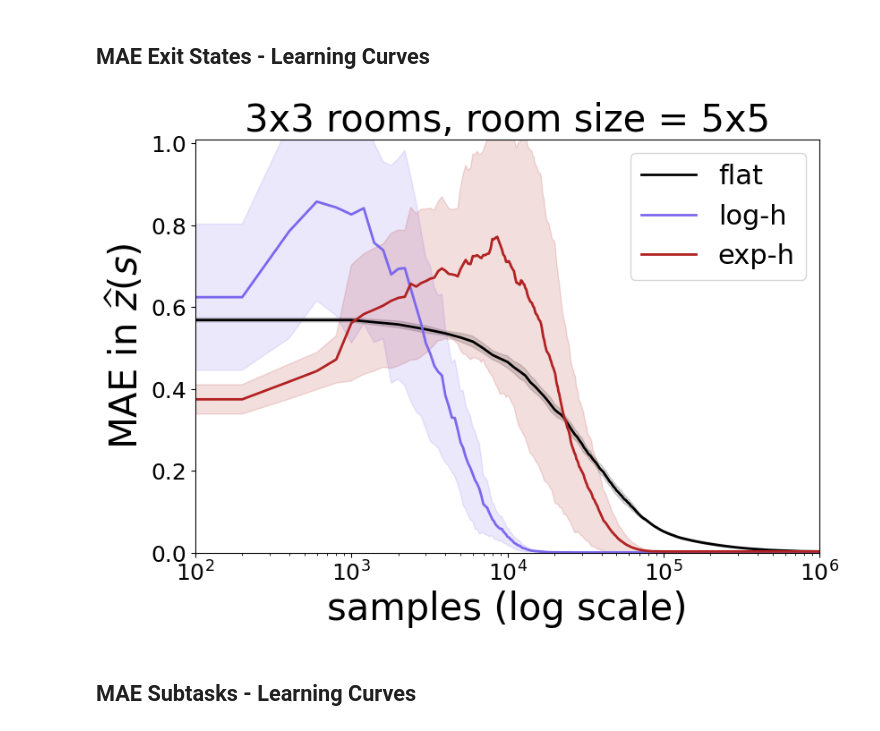
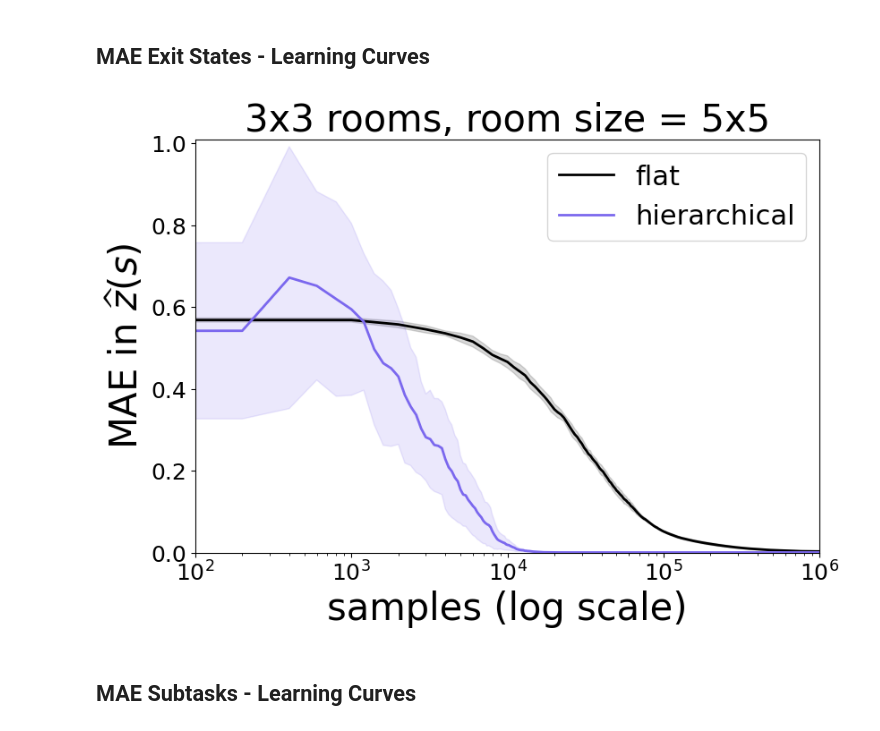
Before and after one commit to guillermoim/halmdps, a Jupyter notebook: notebooks/visualization.ipynb, the cells around one changed output. Cells and saved outputs as stored; diff of their text form; code cells hidden in the pictures.

```diff
--- a/notebooks/visualization.ipynb
+++ b/notebooks/visualization.ipynb
@@ -33,52 +30,50 @@ flat_std = df_flat.iloc[:, 1:].std(axis=1)
 steps = df_flat.step
 
 # LOG HIERARCHICAL
-df_h = pd.read_csv(os.path.join(results_dir, "NRoom-v1-log-hierarchical-train:MAE_exit_states.csv"))
+df_h = pd.read_csv(os.path.join(results_dir, "NRoom-v1-log-hierarchical-train:MAE_exit_states-k1.csv"))
 h_mean = df_h.iloc[:, 1:].mean(axis=1)
 h_std = df_h.iloc[:, 1:].std(axis=1)
 stepsh = df_h.step
 
 # EXP HIERARCHICAL
-df_he = pd.read_csv(os.path.join(results_dir, "NRoom-v1-exp-hierarchical-train:MAE_exit_states.csv"))
+df_he = pd.read_csv(os.path.join(results_dir, "NRoom-v1-exp-hierarchical-train:MAE_exit_states-k1.csv"))
 he_mean = df_he.iloc[:, 1:].mean(axis=1)
 he_std = df_he.iloc[:, 1:].std(axis=1)
 stepshe = df_he.step
 
 
 fig, ax = plt.subplots(1,1, figsize=(9, 6))
 ax.set_title(fr'3x3 rooms, room size = 5x5', **csfont)
 
 # VERSION 1
 ax.plot(steps, flat_mean, linewidth=2, color='black', label='flat')
 ax.fill_between(steps, flat_mean-flat_std, flat_mean+flat_std, color='black', alpha=alpha)
 # VERSION 2
-ax.plot(stepsh, h_mean , linewidth=2, color='mediumslateblue', label='log-h')
+ax.plot(stepsh, h_mean , linewidth=2, color='mediumslateblue', label="hierarchical")# label='log-h')
 ax.fill_between(stepsh, h_mean-h_std, h_mean+h_std, color='mediumslateblue', alpha=alpha)
 # VERSION 3
-ax.plot(stepshe, he_mean , linewidth=2, color='firebrick', label='exp-h')
-ax.fill_between(stepshe, he_mean-he_std, he_mean+he_std, color='firebrick', alpha=alpha)
+# ax.plot(stepshe, he_mean , linewidth=2, color='firebrick', label='exp-h')
+# ax.fill_between(stepshe, he_mean-he_std, he_mean+he_std, color='firebrick', alpha=alpha)
 
 plt.ticklabel_format(style='sci', axis='x', scilimits=(0,0))
-
-legend = ['$V_1$']
 
 ax.legend(fontsize=22, loc=1)
 ax.set_ylim((0, 1.01))
 ax.set_xscale("log")
 ax.set_xlim((1e2, 1e6))
 
 
 ax.tick_params(axis='both', which='major', labelsize=18)
 ax.tick_params(axis='both', which='minor', labelsize=18)
 ax.xaxis.offsetText.set_fontsize(18)
 
 ax.set_ylabel('MAE in $\widehat z(s)$', **hfont)
 ax.set_xlabel('samples (log scale)', **hfont)
 
-plt.savefig('../results/pictures/nrooms_3_3.pdf', bbox_inches='tight', dpi=500)
+plt.savefig('../results/pictures/nrooms_3_3_ECAI.pdf', bbox_inches='tight', dpi=500)
 plt.show()
 # %% [output]
-[figure, old version]
+[figure, new version]
 # %% [markdown]
 ## MAE Subtasks - Learning Curves
 # %%
```
Also changed, not shown: parts of 9 cells of this notebook, 7 other files.
